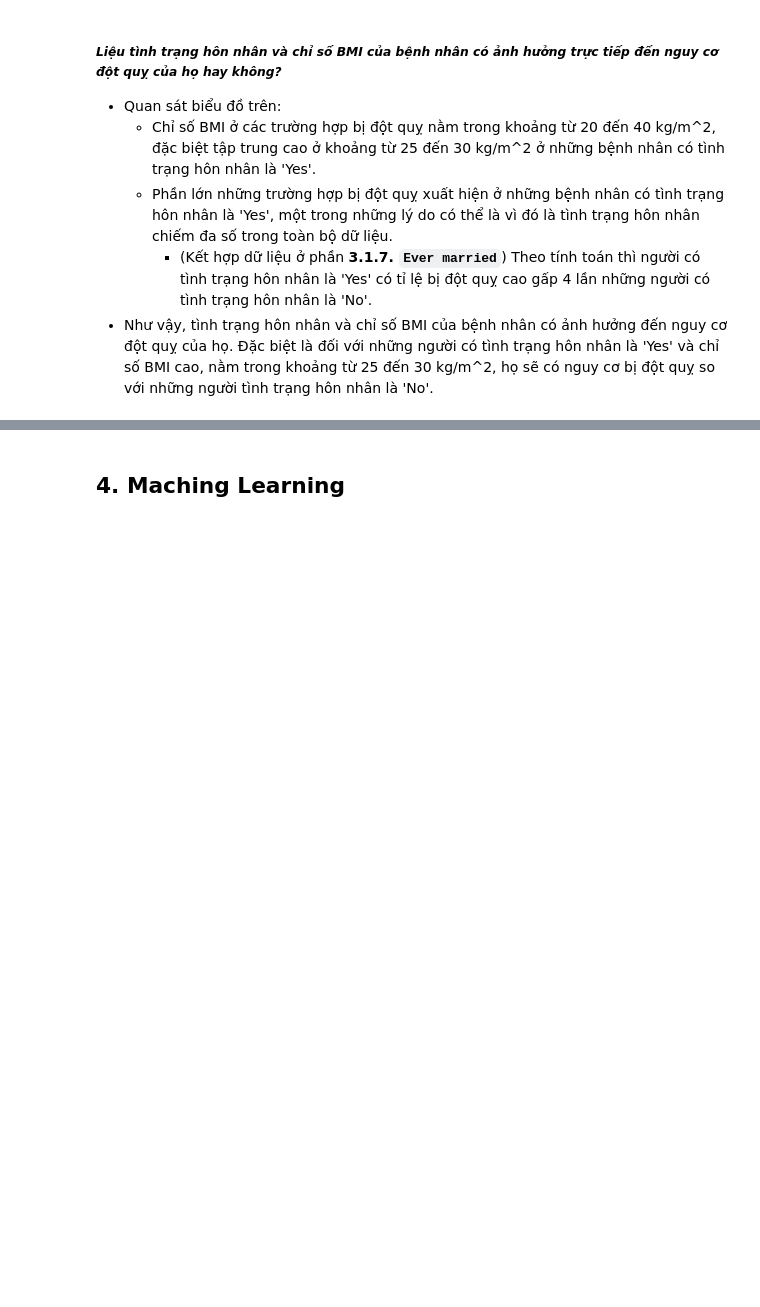
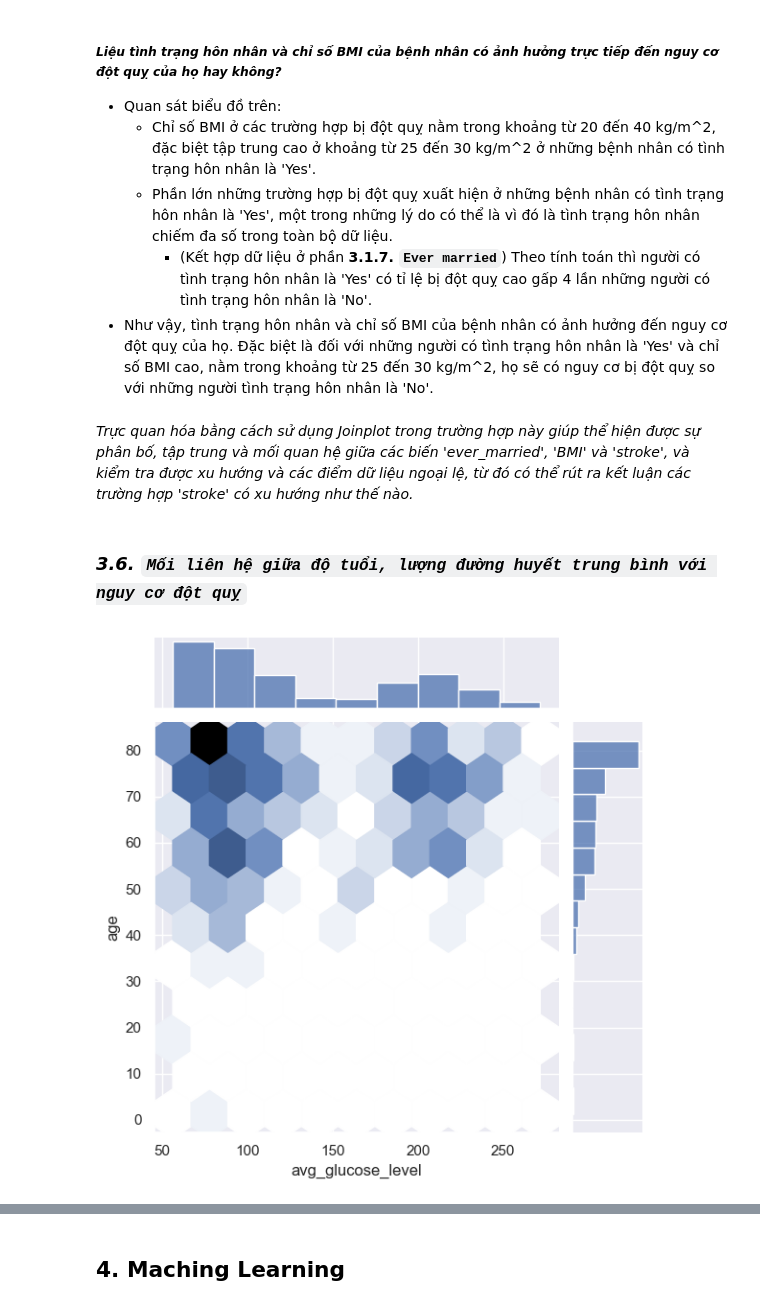
Before and after one commit to mnnam1302/Healthcare_Stroke, a Jupyter notebook: healthcare_stroke.ipynb, the cells around one changed output, grey strips where cells are left out. Saved outputs shown, nothing was run; the diff lists cells and outputs as text; code cells hidden in the pictures; blank space fills up the shorter version.

```diff
--- a/healthcare_stroke.ipynb
+++ b/healthcare_stroke.ipynb
@@ -741,3 +778,15 @@ sns.stripplot(data = patient_df, x = 'ever_married', y = 'bmi', hue = 'stroke',
   - Phần lớn những trường hợp bị đột quỵ xuất hiện ở những bệnh nhân có tình trạng hôn nhân là 'Yes', một trong những lý do có thể là vì đó là tình trạng hôn nhân chiếm đa số trong toàn bộ dữ liệu.
     - (Kết hợp dữ liệu ở phần **3.1.7. `Ever married`**) Theo tính toán thì người có tình trạng hôn nhân là 'Yes' có tỉ lệ bị đột quỵ cao gấp 4 lần những người có tình trạng hôn nhân là 'No'.
 - Như vậy, tình trạng hôn nhân và chỉ số BMI của bệnh nhân có ảnh hưởng đến nguy cơ đột quỵ của họ. Đặc biệt là đối với những người có tình trạng hôn nhân là 'Yes' và chỉ số BMI cao, nằm trong khoảng từ 25 đến 30 kg/m^2, họ sẽ có nguy cơ bị đột quỵ so với những người tình trạng hôn nhân là 'No'.
+# %% [markdown]
+*Trực quan hóa bằng cách sử dụng Joinplot trong trường hợp này giúp thể hiện được sự phân bố, tập trung và mối quan hệ giữa các biến 'ever_married', 'BMI' và 'stroke', và kiểm tra được xu hướng và các điểm dữ liệu ngoại lệ, từ đó có thể rút ra kết luận các trường hợp 'stroke' có xu hướng như thế nào.*
+# %% [markdown]
+### *3.6. `Mối liên hệ giữa độ tuổi, lượng đường huyết trung bình với nguy cơ đột quỵ`*
+# %%
+stroke_df=patient_df.groupby(['stroke'])
+stroke0_df=stroke_df.get_group(0)
+
+stroke1_df=stroke_df.get_group(1)
+g1=sns.jointplot(data = stroke1_df, x = 'avg_glucose_level', y = 'age', kind = 'hex')
+# %% [output]
+[figure, added]
```
Also changed, not shown: parts of 41 cells of this notebook.
